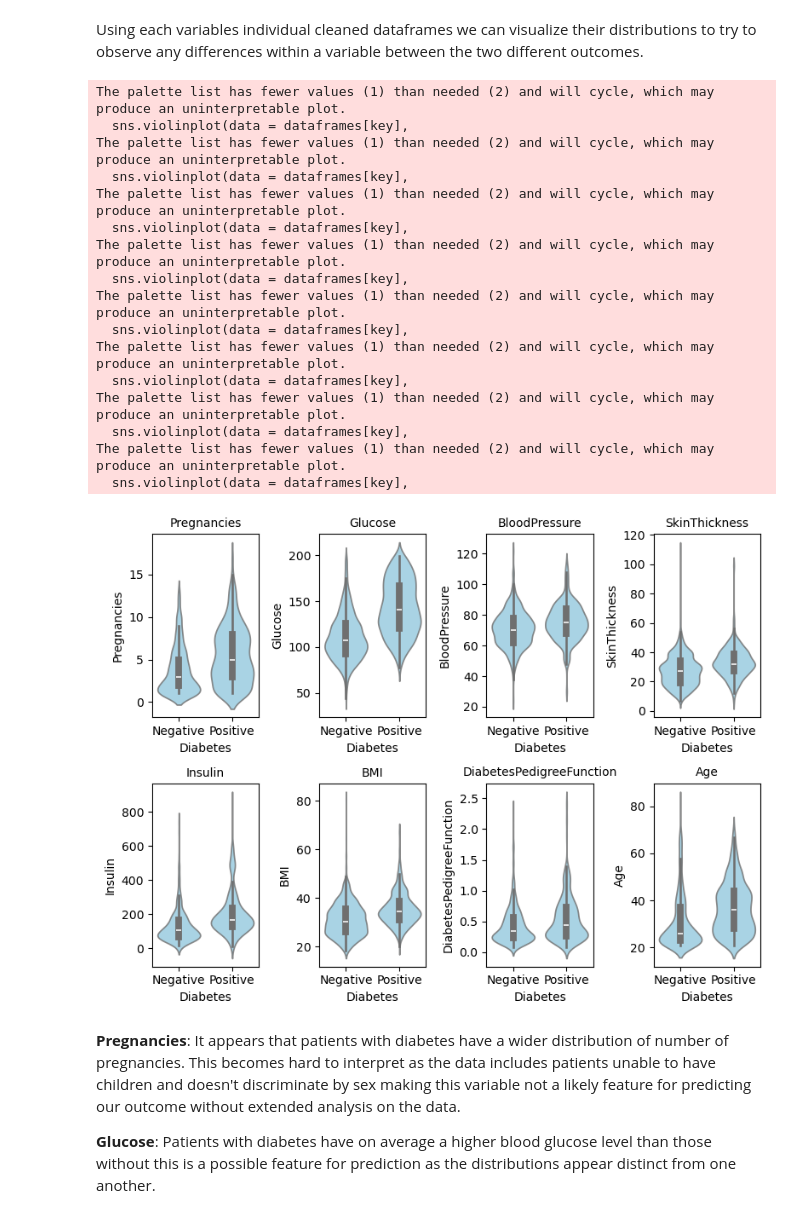
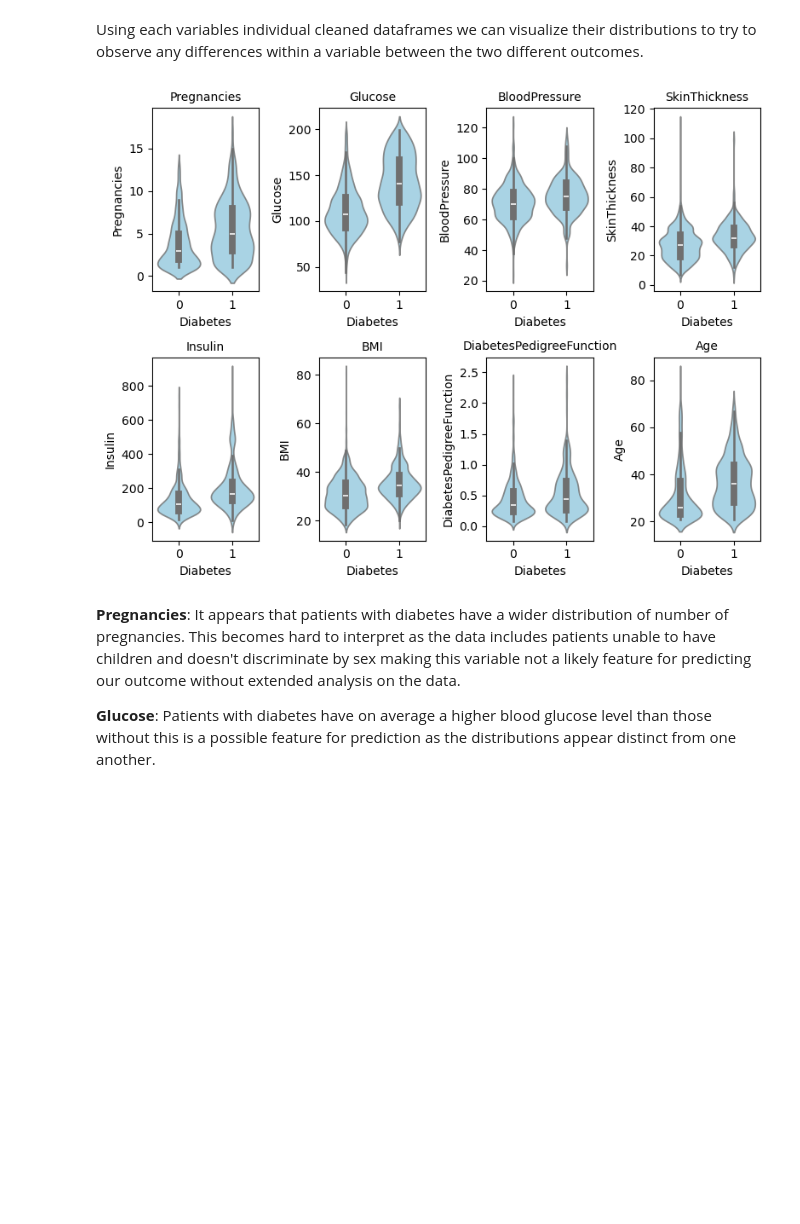
Before and after one commit to estasko/data_science_pinnacle, a Jupyter notebook: main.ipynb, the cells around one changed output. Drawn from its saved outputs; the diff is of its cells as text; code cells hidden in the pictures; blank space fills up the shorter version.

```diff
--- a/main.ipynb
+++ b/main.ipynb
@@ -109,40 +109,24 @@ Using each variables individual cleaned dataframes we can visualize their distri
 # %%
 plt.figure(3, figsize = (8,6), clear = True)
 
 subplot_num = 1
 
 for key in dataframes:
     plt.subplot(2, 4, subplot_num)
     plt.title(f"{key}", size = 10)
     sns.violinplot(data = dataframes[key],
                    y = key,
                    x = 'Outcome',
                    alpha = 0.8,
-                   palette = ['skyblue']
+                   palette = ['skyblue', 'skyblue']
                   )
     plt.xlabel('Diabetes')
-    plt.xticks([0,1],['Negative','Positive'])
+    plt.xticks([0,1])
     subplot_num +=1
 
 plt.tight_layout()
 # %% [output]
-The palette list has fewer values (1) than needed (2) and will cycle, which may produce an uninterpretable plot.
-  sns.violinplot(data = dataframes[key],
-The palette list has fewer values (1) than needed (2) and will cycle, which may produce an uninterpretable plot.
-  sns.violinplot(data = dataframes[key],
-The palette list has fewer values (1) than needed (2) and will cycle, which may produce an uninterpretable plot.
-  sns.violinplot(data = dataframes[key],
-The palette list has fewer values (1) than needed (2) and will cycle, which may produce an uninterpretable plot.
-  sns.violinplot(data = dataframes[key],
-The palette list has fewer values (1) than needed (2) and will cycle, which may produce an uninterpretable plot.
-  sns.violinplot(data = dataframes[key],
-The palette list has fewer values (1) than needed (2) and will cycle, which may produce an uninterpretable plot.
-  sns.violinplot(data = dataframes[key],
-The palette list has fewer values (1) than needed (2) and will cycle, which may produce an uninterpretable plot.
-  sns.violinplot(data = dataframes[key],
-The palette list has fewer values (1) than needed (2) and will cycle, which may produce an uninterpretable plot.
-  sns.violinplot(data = dataframes[key],
-[figure, old version]
+[figure, new version]
 # %% [markdown]
 **Pregnancies**: It appears that patients with diabetes have a wider distribution of number of pregnancies. This becomes hard to interpret as the data includes patients unable to have children and doesn't discriminate by sex making this variable not a likely feature for predicting our outcome without extended analysis on the data.
 
```
Also changed, not shown: parts of 5 cells of this notebook, 1 other file.
